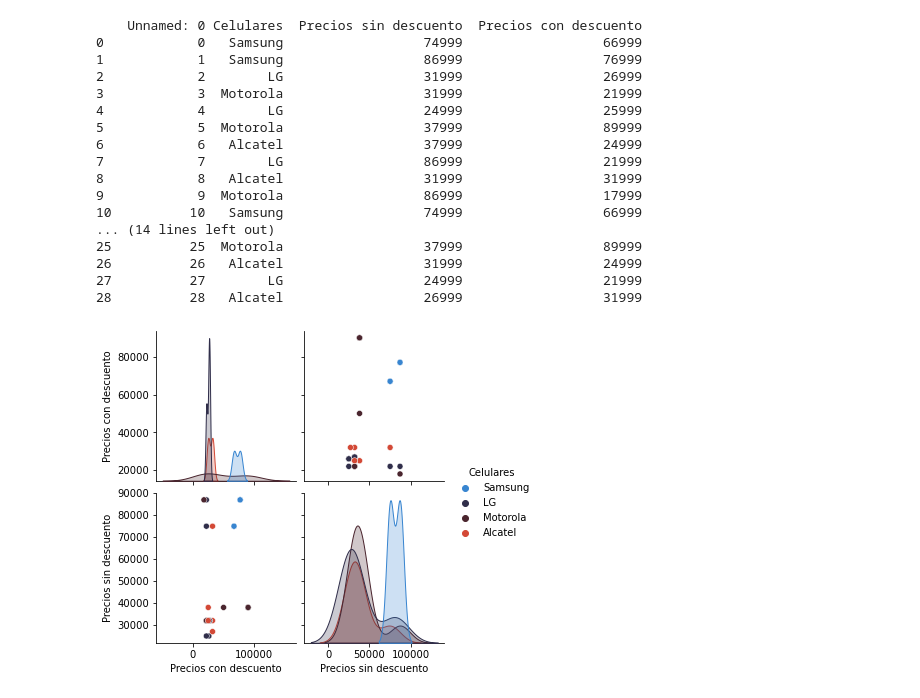
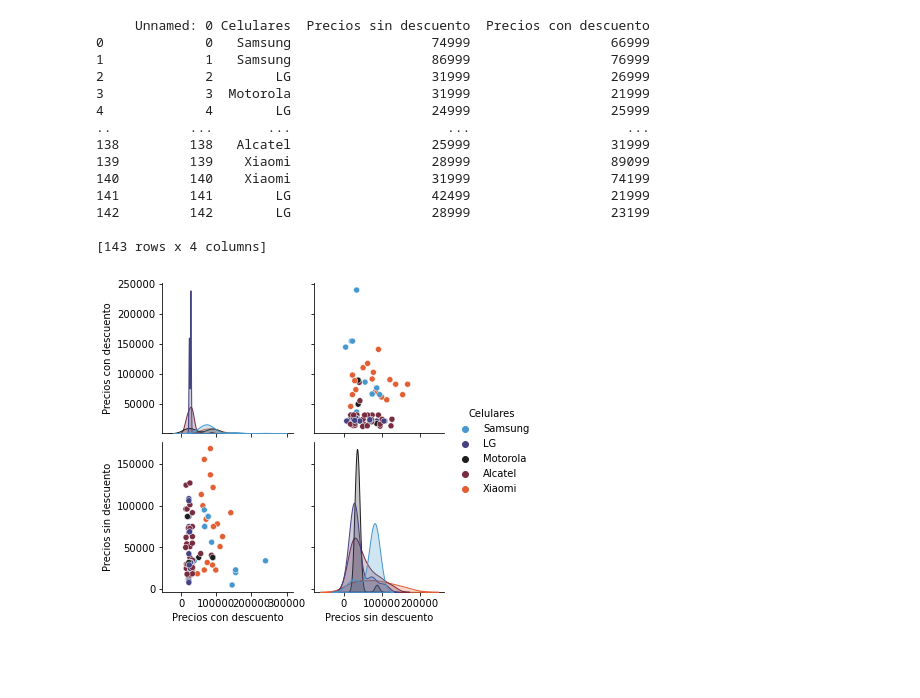
Before and after one commit to sofiaPalavecino/Sofia-Palavecino, a Jupyter notebook: 3009/notebooks/3009.ipynb, the cells around one changed output. Drawn from its saved outputs; the diff is of its cells as text; code cells hidden in the pictures; blank space fills up the shorter version.

```diff
--- a/3009/notebooks/3009.ipynb
+++ b/3009/notebooks/3009.ipynb
@@ -4,48 +4,47 @@ import seaborn as sns
 
 def arreglarPrecio(valor):
     valor=str(valor)
     valor=valor.replace("$ ","")
     valor=valor.replace(".","")
     valor=int(valor)
     return valor
 
 def convertirAMarca(valor):
     valor=str(valor)
     if "Samsung" in valor:
         valor="Samsung"
     elif "Motorola" in valor:
         valor="Motorola"
     elif "LG" in valor:
         valor="LG"
     elif "TLC" in valor:
         valor="TLC"
+    elif "Xiaomi" in valor:
+        valor="Xiaomi"
     else:
         valor="Alcatel"
     return valor
 df1 = pd.read_csv("preciosFravega.csv",sep=",",engine="python" )
 
 df1["Precios sin descuento"]=df1["Precios sin descuento"].apply(arreglarPrecio)
 df1["Precios con descuento"]=df1["Precios con descuento"].apply(arreglarPrecio)
 df1["Celulares"]=df1["Celulares"].apply(convertirAMarca)
 print(df1)
 df1 = df1[["Precios con descuento","Precios sin descuento","Celulares"]]
 grafico = sns.pairplot(df1,hue="Celulares",palette="icefire")
 # %% [output]
-    Unnamed: 0 Celulares  Precios sin descuento  Precios con descuento
-0            0   Samsung                  74999                  66999
-1            1   Samsung                  86999                  76999
-2            2        LG                  31999                  26999
-3            3  Motorola                  31999                  21999
-4            4        LG                  24999                  25999
-5            5  Motorola                  37999                  89999
-6            6   Alcatel                  37999                  24999
-7            7        LG                  86999                  21999
-8            8   Alcatel                  31999                  31999
-9            9  Motorola                  86999                  17999
-10          10   Samsung                  74999                  66999
-... (14 lines left out)
-25          25  Motorola                  37999                  89999
-26          26   Alcatel                  31999                  24999
-27          27        LG                  24999                  21999
-28          28   Alcatel                  26999                  31999
+     Unnamed: 0 Celulares  Precios sin descuento  Precios con descuento
+0             0   Samsung                  74999                  66999
+1             1   Samsung                  86999                  76999
+2             2        LG                  31999                  26999
+3             3  Motorola                  31999                  21999
+4             4        LG                  24999                  25999
+..          ...       ...                    ...                    ...
+138         138   Alcatel                  25999                  31999
+139         139    Xiaomi                  28999                  89099
+140         140    Xiaomi                  31999                  74199
+141         141        LG                  42499                  21999
+142         142        LG                  28999                  23199
+
+[143 rows x 4 columns]
-[figure, old version]
+[figure, new version]
```
Also changed, not shown: 3 other files.
